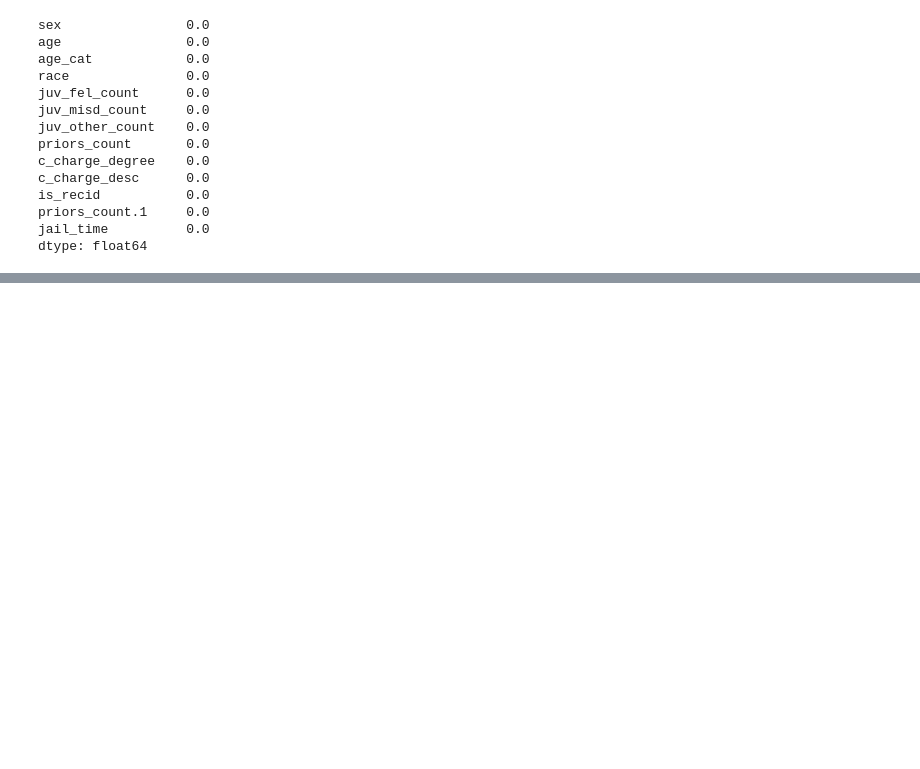
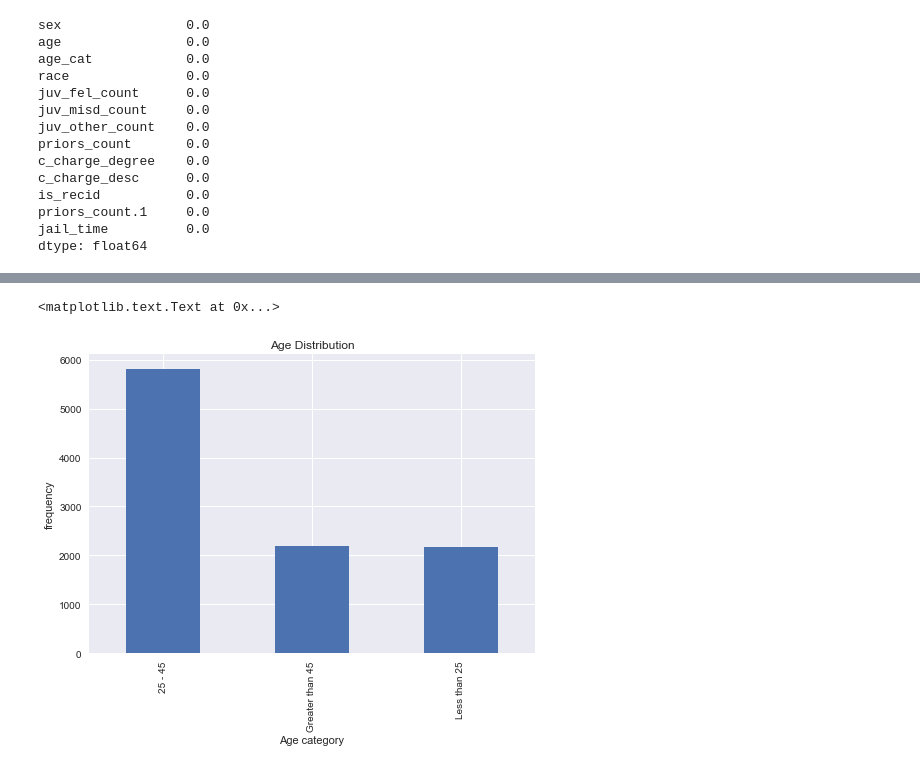
Before and after one commit to jasminecng9999/predicting_recidivism, a Jupyter notebook: COMPAS_visualization.ipynb, the cells around one changed output, grey strips where cells are left out. Saved outputs shown, nothing was run; the diff lists cells and outputs as text; code cells hidden in the pictures; blank space fills up the shorter version.

```diff
--- a/COMPAS_visualization.ipynb
+++ b/COMPAS_visualization.ipynb
@@ -358,0 +375,8 @@ X.to_csv('compas.csv', index=False)
+# %%
+X['age_cat'].value_counts().plot(kind='bar')
+plt.title("Age Distribution")
+plt.xlabel("Age category")
+plt.ylabel("frequency")
+# %% [output]
+<matplotlib.text.Text at 0x...>
+[figure, added]
```
Also changed, not shown: parts of 8 cells of this notebook.
